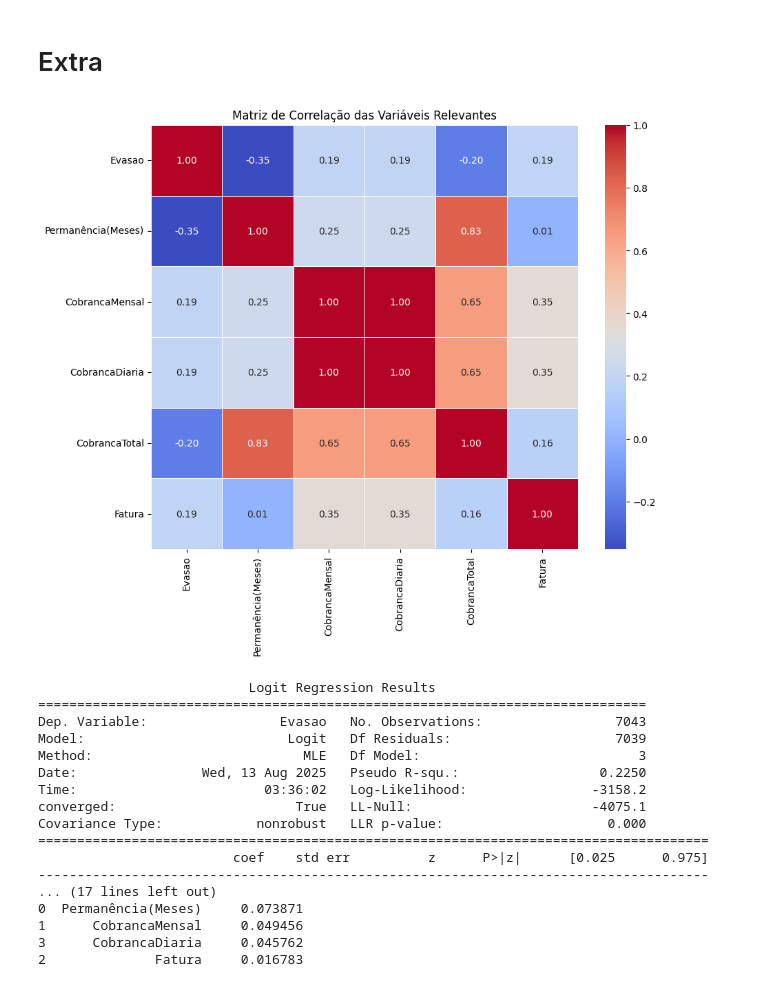
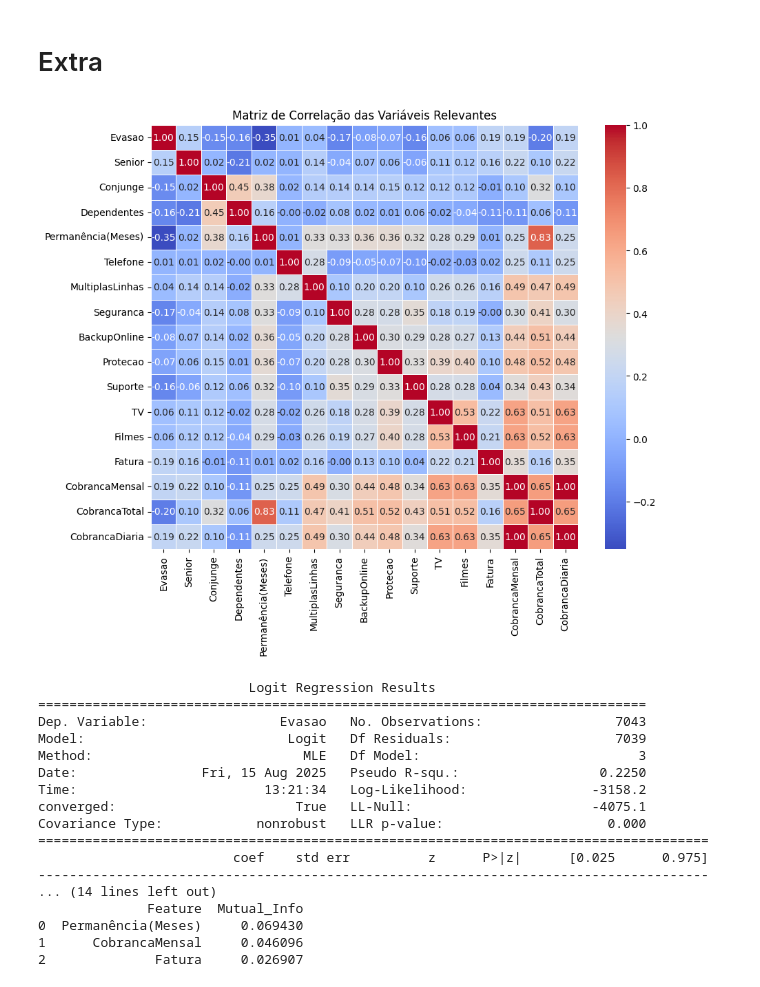
Before and after one commit to alexandregv22/Desafio_TelecomX, a Jupyter notebook: TelecomX_BR.ipynb, the cells around one changed output. Cells and saved outputs as stored; diff of their text form; code cells hidden in the pictures.

```diff
--- a/TelecomX_BR.ipynb
+++ b/TelecomX_BR.ipynb
@@ -86,3 +87,28 @@ df
 | 7265 | 9993-LHIEB | No | Male | 0 | Yes | Yes | ... |
 | 7266 | 9995-HOTOH | No | Male | 0 | Yes | Yes | ... |
 7267 rows × 21 columns
+# %%
+#@title Verificação de categorias nas colunas categóricas
+categorical_cols = ['Churn',
+      'customer.gender',
+      'customer.SeniorCitizen',
+      'customer.Partner',
+      'customer.Dependents',
+      'phone.PhoneService',
+      'phone.MultipleLines',
+      'internet.InternetService',
+      'internet.OnlineSecurity',
+      'internet.OnlineBackup',
+      'internet.DeviceProtection',
+      'internet.TechSupport',
+      'internet.StreamingTV',
+      'internet.StreamingMovies',
+      'account.Contract',
+      'account.PaperlessBilling',
+      'account.PaymentMethod']
+
+for col in categorical_cols:
+    if col in df.columns:
+        print(f"\nValores em:")
+        counts = df[col].value_counts(dropna=False)
+        print(counts)
@@ -98,6 +142,7 @@ df
       'phone.PhoneService': 'Telefone',
       'phone.MultipleLines': 'MultiplasLinhas',
       'internet.InternetService': 'ServicoInternet',
+      'internet.OnlineSecurity': 'Seguranca',
       'internet.OnlineBackup': 'BackupOnline',
       'internet.DeviceProtection': 'Protecao',
       'internet.TechSupport': 'Suporte',
@@ -123,7 +168,7 @@ df
   if 'genero' in df.columns:
       df['genero'] = df['genero'].map(map_genero)
 
-  for col in ['Conjunge', 'Dependentes', 'Telefone', 'MultiplasLinhas',
+  for col in ['Conjunge', 'Dependentes', 'Telefone', 'MultiplasLinhas', 'Seguranca',
               'BackupOnline', 'Protecao', 'Suporte',
               'TV', 'Filmes', 'Fatura', 'Evasao']:
       if col in df.columns:
@@ -388,7 +416,8 @@ df
 ## Criação da coluna Cobrança Diária
 # %%
 #@title Criação da coluna Cobrança Diária
-df['CobrancaDiaria'] = df['CobrancaMensal'] / 30
+df = df.copy()
+df.loc[:, 'CobrancaDiaria'] = df['CobrancaMensal'] / 30
 
 # Conferir as primeiras linhas
 print(df[['CobrancaMensal', 'CobrancaDiaria']].head())
@@ -425,8 +449,13 @@ Data columns (total 22 columns):
 dtypes: float64(3), int64(2), object(17)
 memory usage: 1.2+ MB
 # %%
-df_binario = df.replace({'Sim': 1, 'Não': 0, 'sim': 1, 'não': 0})
-df_binario
+pd.set_option('future.no_silent_downcasting', True)
+df_binario = (
+    df.replace({'Sim': 1, 'Não': 0, 'sim': 1, 'não': 0})
+      .infer_objects(copy=False)
+)
+
+df_binario.head()
 # %% [output]
 |  | ID | Evasao | genero | Senior | Conjunge | Dependentes | Permanência(Meses) | Telefone | ... |
 | 0 | 0002-ORFBO | 0 | Feminino | 0 | 1 | 1 | 9 | 1 | ... |
@@ -859,20 +884,20 @@ Com base na análise, sugerimos:
 # Extra
 # %%
 #@title Análise de Correlação entre Variáveis
-variables_to_correlate = ['Evasao', 'Permanência(Meses)', 'CobrancaMensal', 'CobrancaDiaria', 'CobrancaTotal', 'Fatura']
+variables_to_correlate = ['Evasao', 'Senior', 'Conjunge', 'Dependentes', 'Permanência(Meses)', 'Telefone', 'MultiplasLinhas', 'Seguranca', 'BackupOnline', 'Protecao', 'Suporte', 'TV', 'Filmes', 'Fatura', 'CobrancaMensal', 'CobrancaTotal', 'CobrancaDiaria']
 correlation_matrix = df_binario[variables_to_correlate].corr()
 
 plt.figure(figsize=(10, 8))
 sns.heatmap(correlation_matrix, annot=True, cmap='coolwarm', fmt=".2f", linewidths=.5)
 plt.title('Matriz de Correlação das Variáveis Relevantes')
 plt.show()
 # %% [output]
-[figure, old version]
+[figure, new version]
 # %%
 #@title Recomendações práticas (priorizadas)
 
 # 1) Regressão logística (odds ratios)
-X = df_binario[['Permanência(Meses)', 'CobrancaMensal', 'Fatura', 'CobrancaDiaria']]
+X = df_binario[['Permanência(Meses)', 'CobrancaMensal', 'Fatura']]
 X = sm.add_constant(X)
 y = df_binario['Evasao']
 
@@ -884,10 +909,10 @@ print(np.exp(model.params))
 
 
 # 2) Mutual information classificatória
-X_mi = df_binario[['Permanência(Meses)', 'CobrancaMensal', 'Fatura', 'CobrancaDiaria']]
+X_mi = df_binario[['Permanência(Meses)', 'CobrancaMensal', 'Fatura']]
 mi = mutual_info_classif(
     X_mi, y,
-    discrete_features=[False, False, False, False],
+    discrete_features=[False, False, False],
     random_state=42
 )
 
@@ -922,18 +947,18 @@ else:
 Dep. Variable:                 Evasao   No. Observations:                 7043
 Model:                          Logit   Df Residuals:                     7039
 Method:                           MLE   Df Model:                            3
-Date:                Wed, 13 Aug 2025   Pseudo R-squ.:                  0.2250
-Time:                        03:36:02   Log-Likelihood:                -3158.2
+Date:                Fri, 15 Aug 2025   Pseudo R-squ.:                  0.2250
+Time:                        13:21:34   Log-Likelihood:                -3158.2
 converged:                       True   LL-Null:                       -4075.1
 Covariance Type:            nonrobust   LLR p-value:                     0.000
 ======================================================================================
                          coef    std err          z      P>|z|      [0.025      0.975]
 --------------------------------------------------------------------------------------
-... (17 lines left out)
-0  Permanência(Meses)     0.073871
-1      CobrancaMensal     0.049456
-3      CobrancaDiaria     0.045762
-2              Fatura     0.016783
+... (14 lines left out)
+              Feature  Mutual_Info
+0  Permanência(Meses)     0.069430
+1      CobrancaMensal     0.046096
+2              Fatura     0.026907
 # %% [markdown]
 **1) Tabela de resultados da Regressão Logística**
 
```
Also changed, not shown: parts of 15 cells of this notebook.
